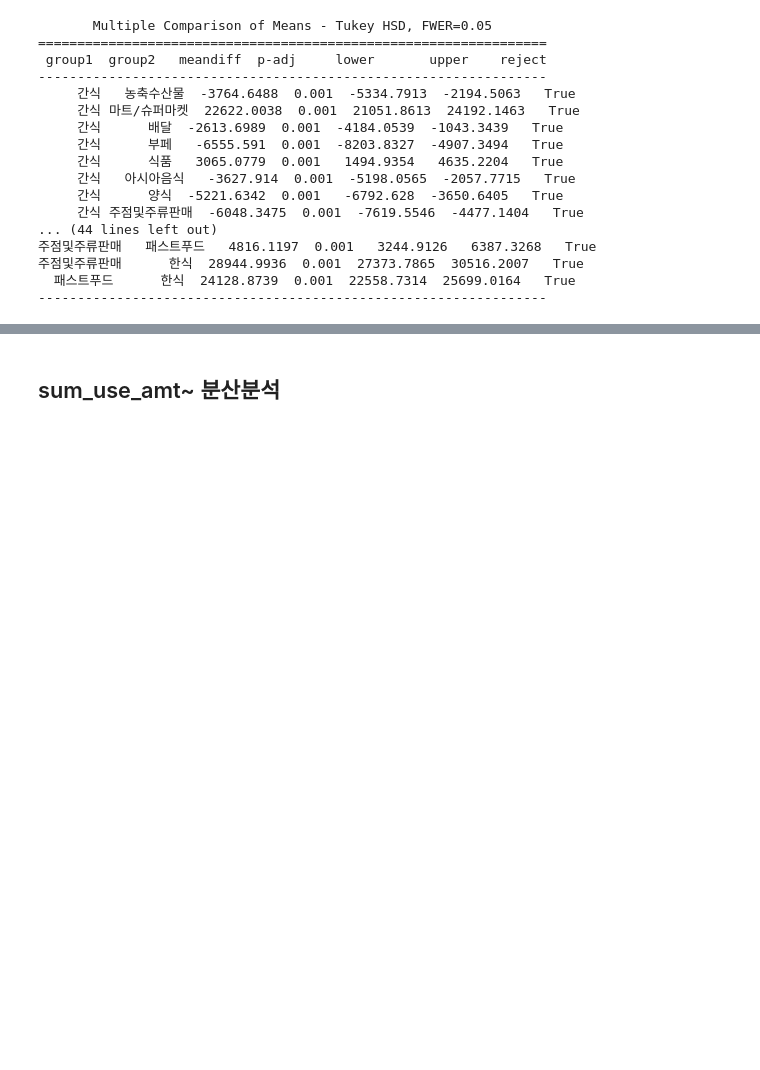
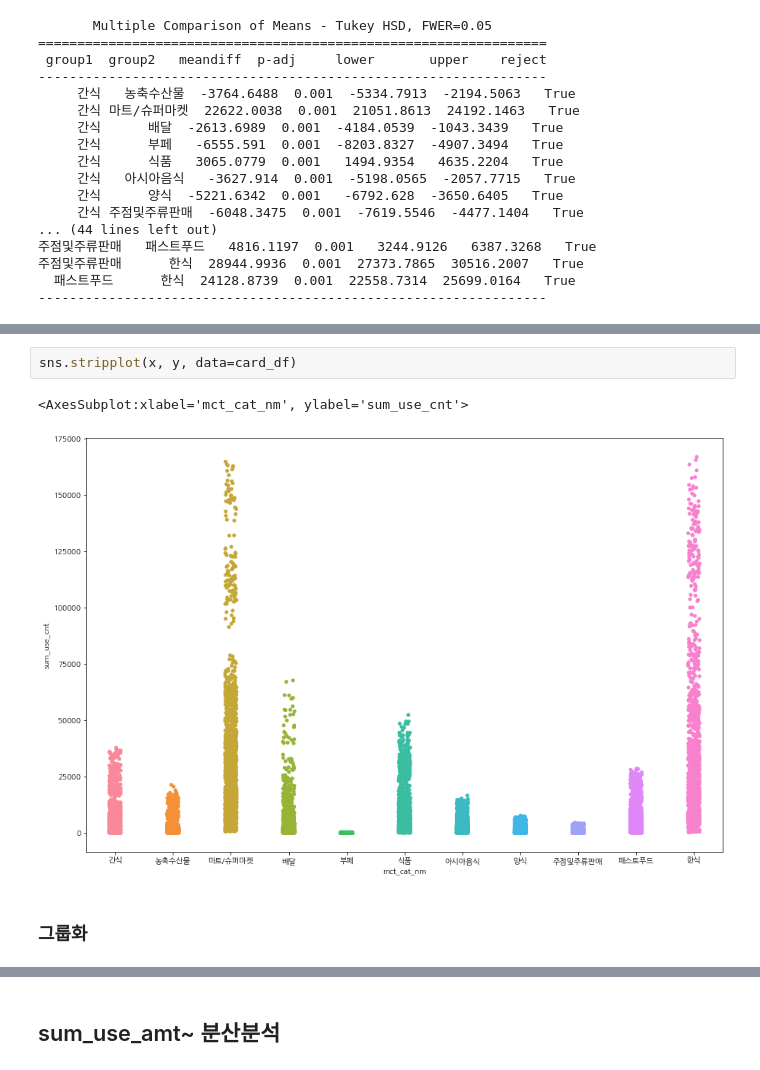
Before and after one commit to JISU1012/BigContest_2021, a Jupyter notebook: 분산분석(카드 소비, 내국인).ipynb, the cells around one changed output, grey strips where cells are left out. Cells and saved outputs as stored; diff of their text form; blank space fills up the shorter version.

```diff
--- a/분산분석(카드 소비, 내국인).ipynb
+++ b/분산분석(카드 소비, 내국인).ipynb
@@ -70,0 +107,7 @@ print(posthoc)
+# %%
+sns.stripplot(x, y, data=card_df)
+# %% [output]
+<AxesSubplot:xlabel='mct_cat_nm', ylabel='sum_use_cnt'>
+[figure, added]
+# %% [markdown]
+### 그룹화
```
Also changed, not shown: parts of 38 cells of this notebook.
